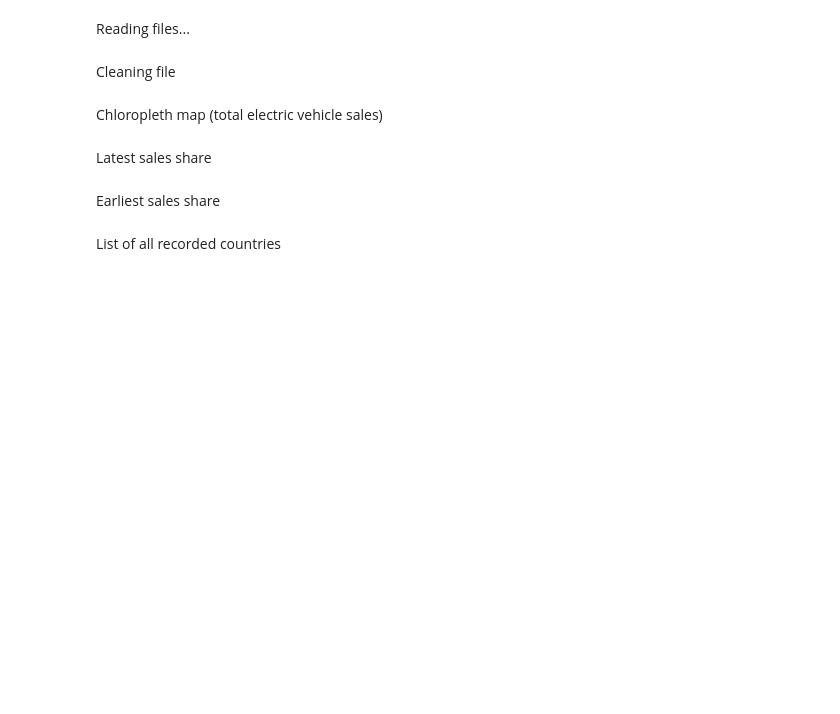
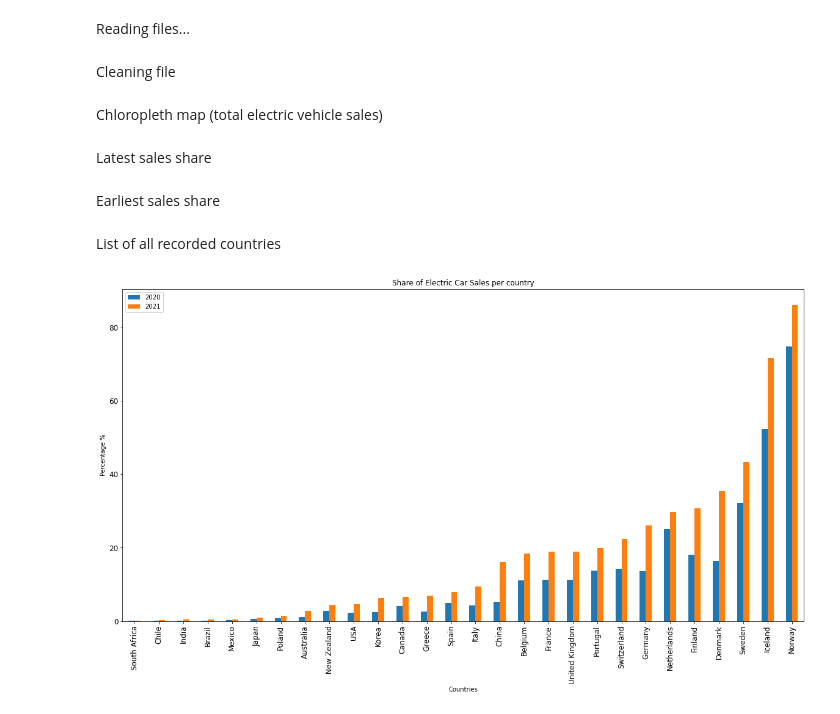
Before and after one commit to aaroln/ev, a Jupyter notebook: presentation.ipynb, the cells around one changed output. Saved outputs shown, nothing was run; the diff lists cells and outputs as text; code cells hidden in the pictures; blank space fills up the shorter version.

```diff
--- a/presentation.ipynb
+++ b/presentation.ipynb
@@ -12,7 +12,7 @@ Reading files...
 # %%
 %matplotlib inline
 # %%
-plt.rcParams['figure.figsize'] = (30,15)
+plt.rcParams['figure.figsize'] = (20,10)
 # %%
 saved_style_state = matplotlib.rcParams.copy()
 # %%
@@ -88,3 +88,28 @@ for c in country_list:
 shares_earliest = []
 for c in country_list:
     shares_earliest.append(f"{sales_share_earliest(c)}")
+
+
+shares_latest = list(map(float, shares_latest))
+shares_earliest = list(map(float, shares_earliest))
+# %%
+df = pd.DataFrame({'2021': shares_latest})
+df1 = pd.DataFrame({'2020': shares_earliest})
+df2 = pd.DataFrame({'country': country_list})
+
+all_shares = pd.concat([df2, df1, df], axis=1)
+
+all_shares = all_shares.sort_values('2021')
+# %%
+all_shares.plot(kind = 'bar',
+x = 'country',
+stacked = False,
+title = 'Share of Electric Car Sales per country',
+xlabel = 'Countries',
+ylabel = 'Percentage %',
+fontsize = '12'
+)
+
+plt.show()
+# %% [output]
+[figure, added]
```
Also changed, not shown: parts of 1 cell of this notebook.
